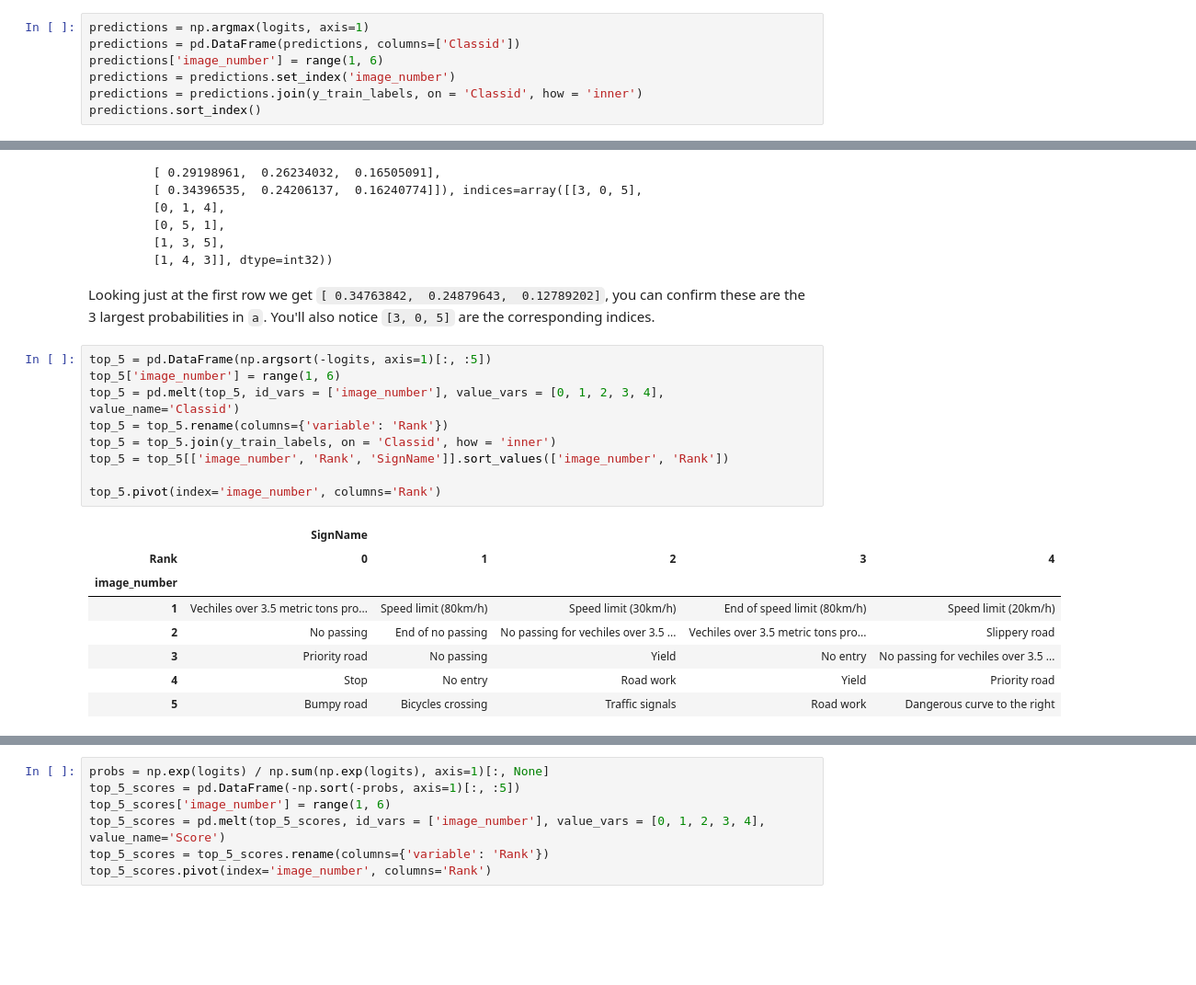
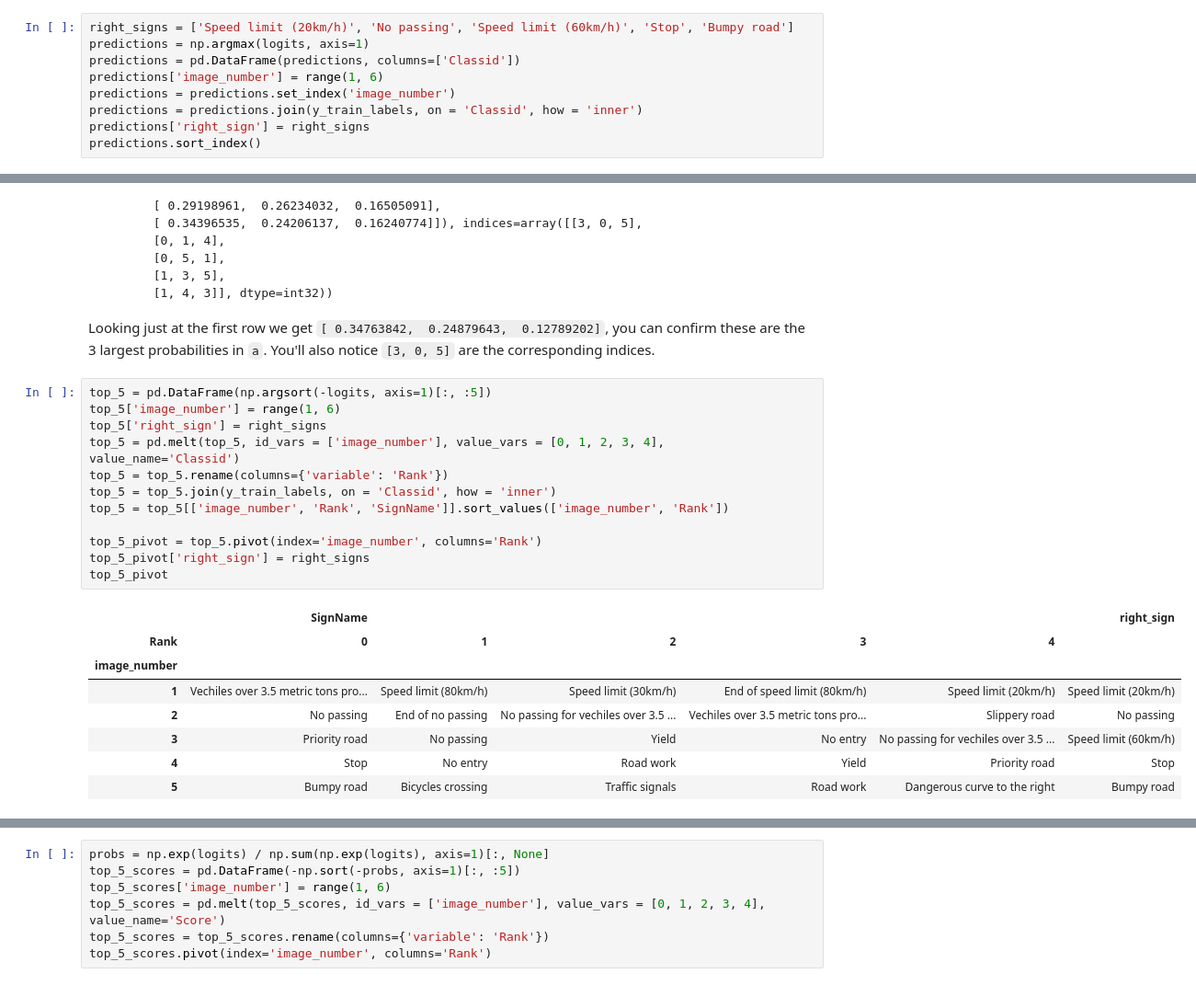
Before and after one commit to NOllAl/Traffic_Sign_Recognition, a Jupyter notebook: Traffic_Signs_Recognition.ipynb, the cells around one changed output, grey strips where cells are left out. Shown at 92% size. Saved outputs shown, nothing was run; the diff lists cells and outputs as text; blank space fills up the shorter version.

```diff
--- a/Traffic_Signs_Recognition.ipynb
+++ b/Traffic_Signs_Recognition.ipynb
@@ -715,10 +719,12 @@ def parse_images(images):
 
 logits = prediction_pipeline(parse_images(images))
 # %%
+right_signs = ['Speed limit (20km/h)', 'No passing', 'Speed limit (60km/h)', 'Stop', 'Bumpy road']
 predictions = np.argmax(logits, axis=1)
 predictions = pd.DataFrame(predictions, columns=['Classid'])
 predictions['image_number'] = range(1, 6)
 predictions = predictions.set_index('image_number')
 predictions = predictions.join(y_train_labels, on = 'Classid', how = 'inner')
+predictions['right_sign'] = right_signs
 predictions.sort_index()
 # %% [output]
@@ -772,18 +781,21 @@ Looking just at the first row we get `[ 0.34763842,  0.24879643,  0.12789202]`,
 # %%
 top_5 = pd.DataFrame(np.argsort(-logits, axis=1)[:, :5])
 top_5['image_number'] = range(1, 6)
+top_5['right_sign'] = right_signs
 top_5 = pd.melt(top_5, id_vars = ['image_number'], value_vars = [0, 1, 2, 3, 4], value_name='Classid')
 top_5 = top_5.rename(columns={'variable': 'Rank'})
 top_5 = top_5.join(y_train_labels, on = 'Classid', how = 'inner')
 top_5 = top_5[['image_number', 'Rank', 'SignName']].sort_values(['image_number', 'Rank'])
 
-top_5.pivot(index='image_number', columns='Rank')
+top_5_pivot = top_5.pivot(index='image_number', columns='Rank')
+top_5_pivot['right_sign'] = right_signs
+top_5_pivot
 # %% [output]
-|  | SignName |  |  |  |  |
-| Rank | 0 | 1 | 2 | 3 | 4 |
-| image_number |  |  |  |  |  |
-| 1 | Vechiles over 3.5 metric tons pro... | Speed limit (80km/h) | Speed limit (30km/h) | End of speed limit (80km/h) | Speed limit (20km/h) |
-| 2 | No passing | End of no passing | No passing for vechiles over 3.5 ... | Vechiles over 3.5 metric tons pro... | Slippery road |
-| 3 | Priority road | No passing | Yield | No entry | No passing for vechiles over 3.5 ... |
-| 4 | Stop | No entry | Road work | Yield | Priority road |
-| 5 | Bumpy road | Bicycles crossing | Traffic signals | Road work | Dangerous curve to the right |
+|  | SignName |  |  |  |  | right_sign |
+| Rank | 0 | 1 | 2 | 3 | 4 |  |
+| image_number |  |  |  |  |  |  |
+| 1 | Vechiles over 3.5 metric tons pro... | Speed limit (80km/h) | Speed limit (30km/h) | End of speed limit (80km/h) | Speed limit (20km/h) | Speed limit (20km/h) |
+| 2 | No passing | End of no passing | No passing for vechiles over 3.5 ... | Vechiles over 3.5 metric tons pro... | Slippery road | No passing |
+| 3 | Priority road | No passing | Yield | No entry | No passing for vechiles over 3.5 ... | Speed limit (60km/h) |
+| 4 | Stop | No entry | Road work | Yield | Priority road | Stop |
+| 5 | Bumpy road | Bicycles crossing | Traffic signals | Road work | Dangerous curve to the right | Bumpy road |
```
Also changed, not shown: parts of 9 cells of this notebook, 1 other file.
